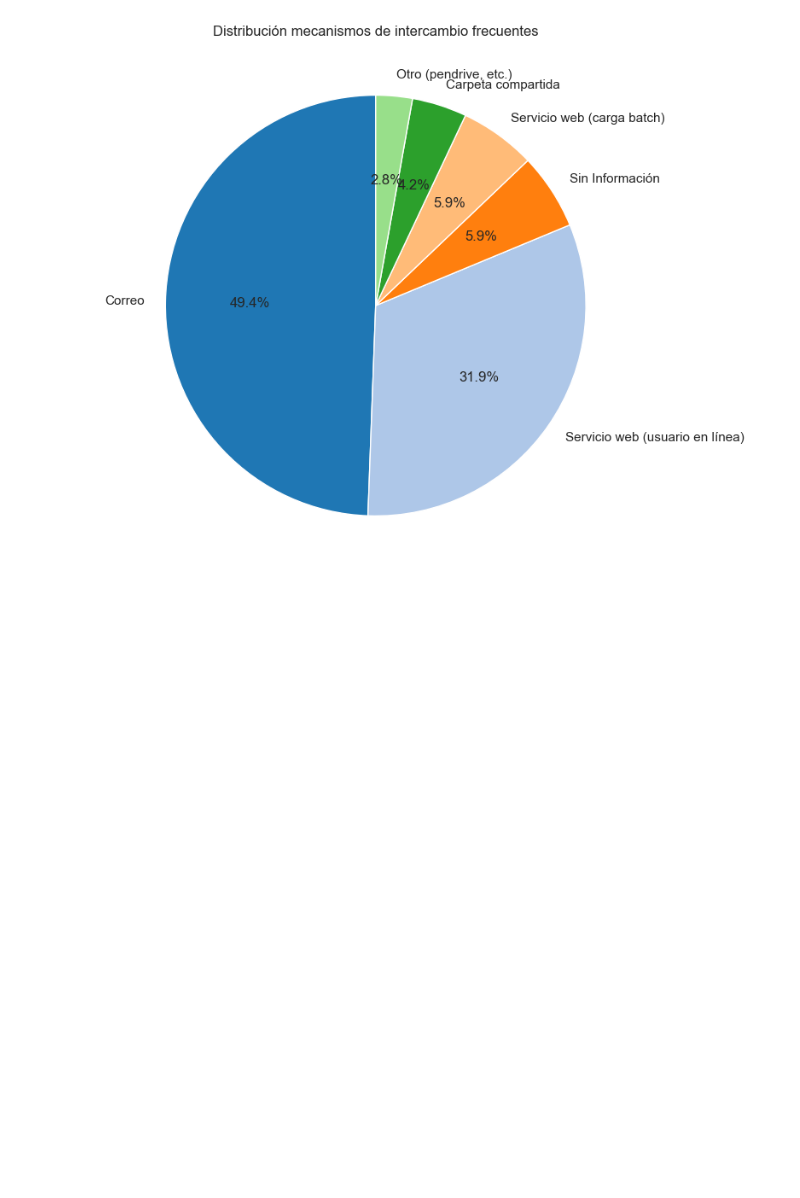
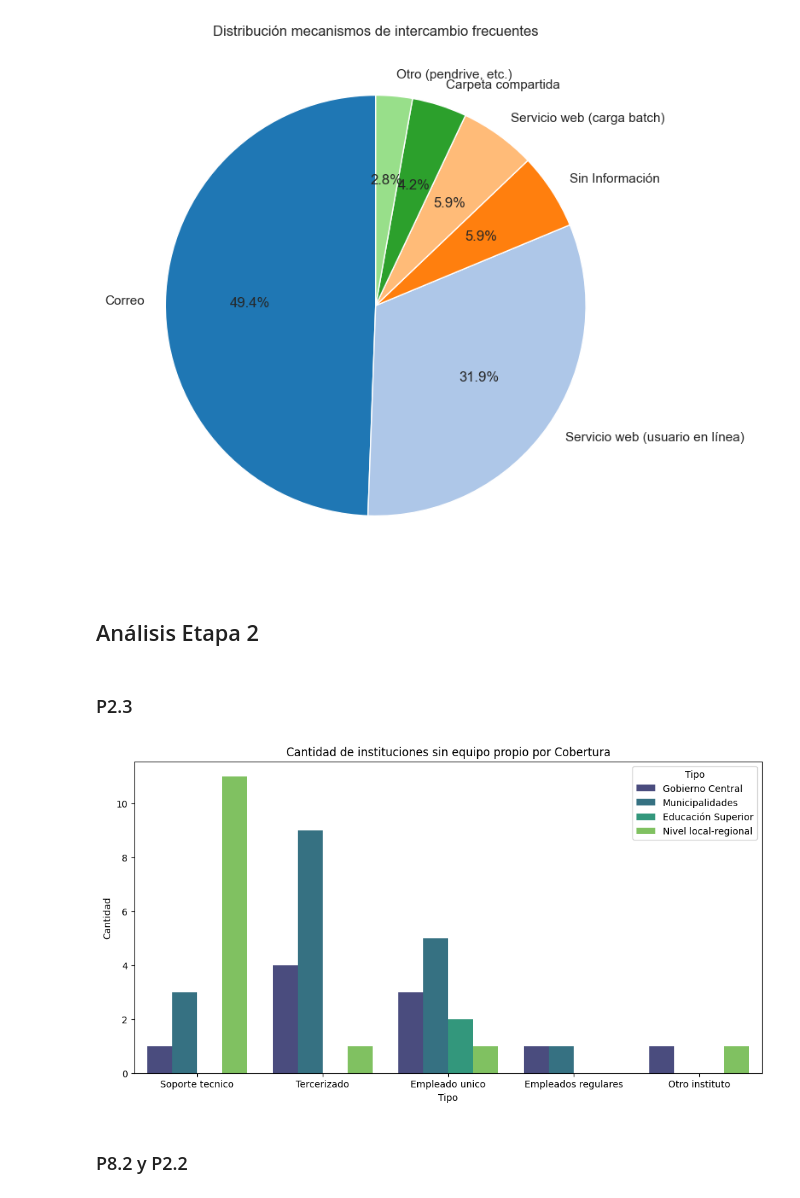
Before and after one commit to alejoGonc/EGD-CameronPartners, a Jupyter notebook: main.ipynb, the cells around one changed output. Drawn from its saved outputs; the diff is of its cells as text; code cells hidden in the pictures; blank space fills up the shorter version.

Commit message:
Etapa 2 inicializada

```diff
--- a/main.ipynb
+++ b/main.ipynb
@@ -830,3 +837,7 @@ plt.title('Distribución mecanismos de intercambio frecuentes')
 plt.show()
 # %% [output]
 [figure]
+# %% [markdown]
+## Análisis Etapa 2
+# %% [markdown]
+### P2.3
@@ -832,0 +889,13 @@ plt.show()
+# %%
+TipoCobertura = InsSinEquipo[["Tipo","CoberturaTI"]]
+# %%
+plt.figure(figsize=(12, 6))
+sns.countplot(x='CoberturaTI', hue='Tipo', data=TipoCobertura, palette='viridis')
+plt.title('Cantidad de instituciones sin equipo propio por Cobertura')
+plt.xlabel('Tipo')
+plt.ylabel('Cantidad')
+plt.show()
+# %% [output]
+[figure, added]
+# %% [markdown]
+### P8.2 y P2.2
```
Also changed, not shown: parts of 26 cells of this notebook.
